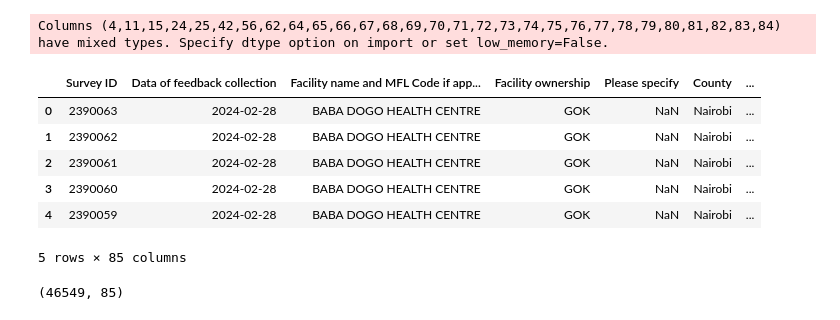
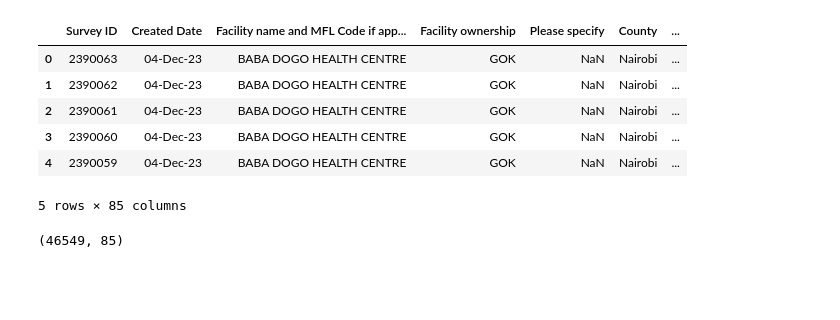
Before and after one commit to ogambamaria/clm_app, a Jupyter notebook: clm_app.ipynb, the cells around one changed output. Cells and saved outputs as stored; diff of their text form; code cells hidden in the pictures; blank space fills up the shorter version.

```diff
--- a/clm_app.ipynb
+++ b/clm_app.ipynb
@@ -5,15 +8,14 @@ import plotly.express as px
 # %%
-imonitor = pd.read_csv('data/imonitor_1303.csv')
+imonitor = pd.read_csv('data/imonitor_1703.csv')
 imonitor.head()
 # %% [output]
+|  | Survey ID | Created Date | Facility name and MFL Code if app... | Facility ownership | Please specify | County | ... |
+| 0 | 2390063 | 04-Dec-23 | BABA DOGO HEALTH CENTRE | GOK | NaN | Nairobi | ... |
+| 1 | 2390062 | 04-Dec-23 | BABA DOGO HEALTH CENTRE | GOK | NaN | Nairobi | ... |
+| 2 | 2390061 | 04-Dec-23 | BABA DOGO HEALTH CENTRE | GOK | NaN | Nairobi | ... |
+| 3 | 2390060 | 04-Dec-23 | BABA DOGO HEALTH CENTRE | GOK | NaN | Nairobi | ... |
+| 4 | 2390059 | 04-Dec-23 | BABA DOGO HEALTH CENTRE | GOK | NaN | Nairobi | ... |
-Columns (4,11,15,24,25,42,56,62,64,65,66,67,68,69,70,71,72,73,74,75,76,77,78,79,80,81,82,83,84) have mixed types. Specify dtype option on import or set low_memory=False.
+5 rows × 85 columns
-|  | Survey ID | Data of feedback collection | Facility name and MFL Code if app... | Facility ownership | Please specify | County | ... |
-| 0 | 2390063 | 2024-02-28 | BABA DOGO HEALTH CENTRE | GOK | NaN | Nairobi | ... |
-| 1 | 2390062 | 2024-02-28 | BABA DOGO HEALTH CENTRE | GOK | NaN | Nairobi | ... |
-| 2 | 2390061 | 2024-02-28 | BABA DOGO HEALTH CENTRE | GOK | NaN | Nairobi | ... |
-| 3 | 2390060 | 2024-02-28 | BABA DOGO HEALTH CENTRE | GOK | NaN | Nairobi | ... |
-| 4 | 2390059 | 2024-02-28 | BABA DOGO HEALTH CENTRE | GOK | NaN | Nairobi | ... |
-5 rows × 85 columns
 # %%
 imonitor.shape
 # %% [output]
```
Also changed, not shown: parts of 21 cells of this notebook, 8 other files.
